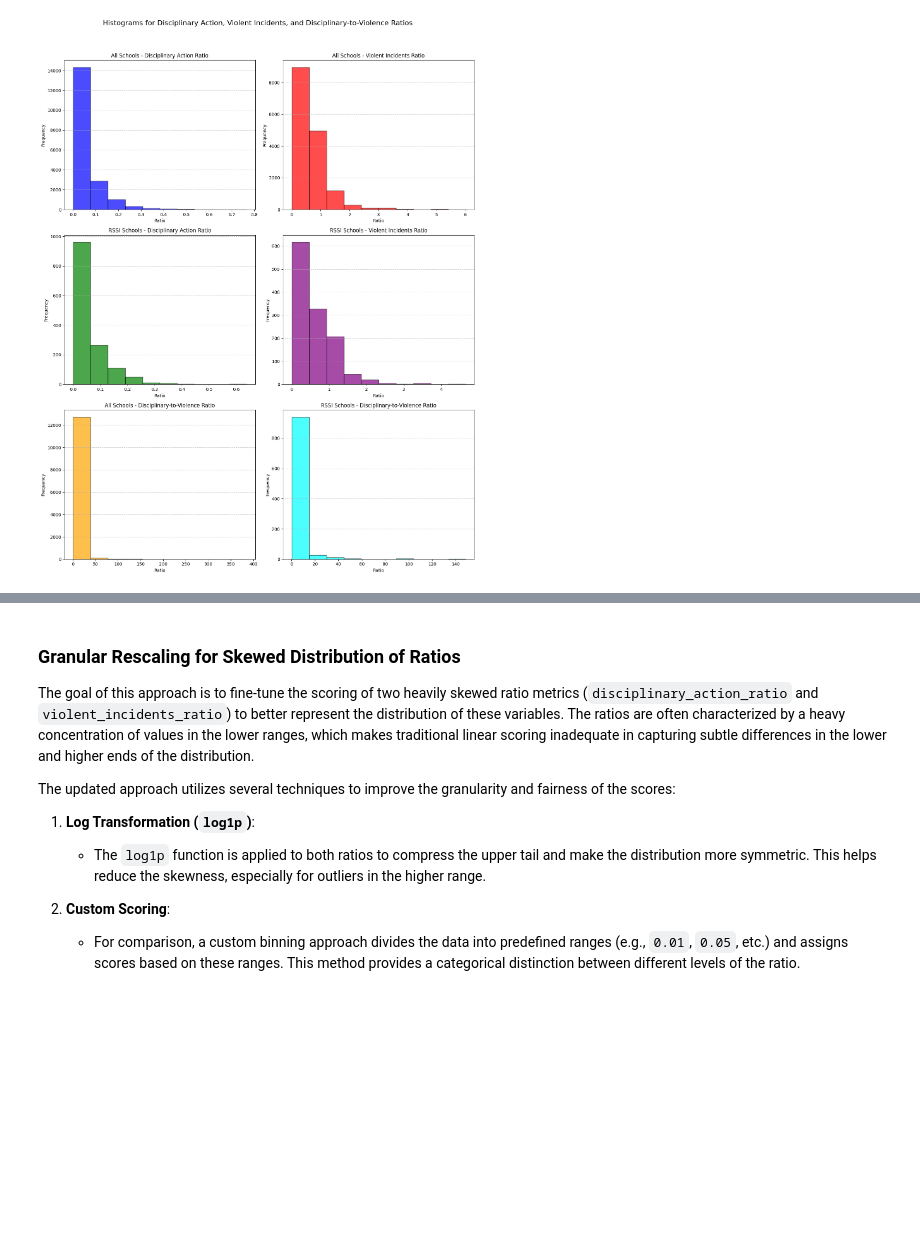
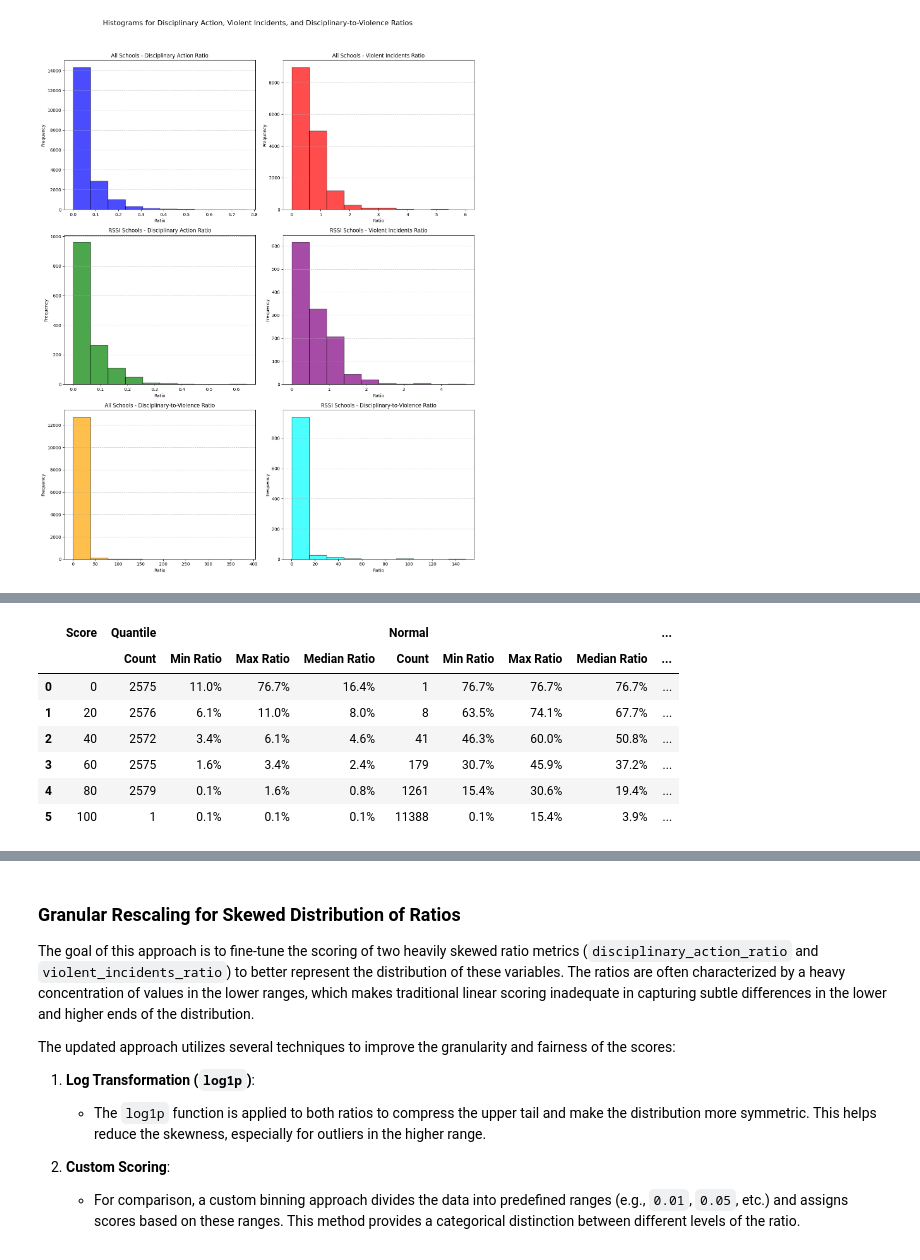
Before and after one commit to parliamentdata/rssi_discipline_analysis, a Jupyter notebook: discipline_analysis.ipynb, the cells around one changed output, grey strips where cells are left out. Cells and saved outputs as stored; diff of their text form; code cells hidden in the pictures; blank space fills up the shorter version.

```diff
--- a/discipline_analysis.ipynb
+++ b/discipline_analysis.ipynb
@@ -303,10 +314,18 @@ report_card_df = calculate_disciplinary_to_violence_ratio(
     'disciplinary_to_violence_ratio'
 )
 
-report_card_df['disciplinary_action_ratio'] = pd.to_numeric(report_card_df['disciplinary_action_ratio'], errors='coerce')
-report_card_df['violent_incidents_ratio'] = pd.to_numeric(report_card_df['violent_incidents_ratio'], errors='coerce')
-report_card_df['disciplinary_to_violence_ratio'] = pd.to_numeric(report_card_df['disciplinary_to_violence_ratio'], errors='coerce')
-report_card_df[['disciplinary_action_ratio', 'violent_incidents_ratio', 'disciplinary_to_violence_ratio']].describe().round(2)
+report_card_df['disciplinary_action_ratio'] = pd.to_numeric(
+    report_card_df['disciplinary_action_ratio'], errors='coerce'
+)
+report_card_df['violent_incidents_ratio'] = pd.to_numeric(
+    report_card_df['violent_incidents_ratio'], errors='coerce'
+)
+report_card_df['disciplinary_to_violence_ratio'] = pd.to_numeric(
+    report_card_df['disciplinary_to_violence_ratio'], errors='coerce'
+)
+report_card_df[
+    ['disciplinary_action_ratio', 'violent_incidents_ratio', 'disciplinary_to_violence_ratio']
+].describe().round(2)
 # %% [output]
 |  | disciplinary_action_ratio | violent_incidents_ratio | disciplinary_to_violence_ratio |
 | count | 18781.00 | 15650.00 | 12892.00 |
@@ -605,0 +587,59 @@ Distribution Table for Disciplinary To Violence Ratio:
+# %%
+def score_distribution_table(df, column):
+    """
+    Creates a table displaying the count and ratio of values for each exact score
+    (0, 20, 40, 60, 80, 100) in different scoring methods.
+
+    Args:
+        df (pd.DataFrame): The input dataframe.
+        column (str): The column name to generate distribution tables for.
+
+    Returns:
+        pd.DataFrame: A formatted table with multi-index headers for method names
+        and subheaders for count and ratio.
+    """
+
+    score_values = [0, 20, 40, 60, 80, 100]
+
+    scoring_methods = {
+        "Quantile": f"{column}_score_quantile",
+        "Normal": f"{column}_score_normal",
+        "Custom": f"{column}_score_custom" #,
+        # "Granular": f"{column}_score_granular"
+    }
+
+    results = []
+
+    for score in score_values:
+        row = {("Score", ""): score}
+
+        for method, method_column in scoring_methods.items():
+            filtered_df = df[df[method_column] == score]
+            count = len(filtered_df)
+
+            min_ratio = filtered_df[column].min()
+            max_ratio = filtered_df[column].max()
+            median_ratio = filtered_df[column].median()
+
+            row[(method, "Count")] = count
+            row[(method, "Min Ratio")] = f"{min_ratio * 100:.1f}%" if not pd.isna(min_ratio) else "N/A"
+            row[(method, "Max Ratio")] = f"{max_ratio * 100:.1f}%" if not pd.isna(max_ratio) else "N/A"
+            row[(method, "Median Ratio")] = f"{median_ratio * 100:.1f}%" if not pd.isna(median_ratio) else "N/A"
+
+        results.append(row)
+
+    df_result = pd.DataFrame(results)
+    df_result.columns = pd.MultiIndex.from_tuples(df_result.columns)
+    return df_result
+
+columns_to_print = [
+    'disciplinary_action_ratio',
+    'violent_incidents_ratio' #,
+    # 'disciplinary_to_violence_ratio'
+]
+
+# Generate tables for each column
+for column in columns_to_print:
+    print(f"\nDistribution Table for {column.replace('_', ' ').title()}:")
+    display(score_distribution_table(report_card_df, column))
+# %% [output]
@@ -605,0 +647,8 @@ Distribution Table for Disciplinary To Violence Ratio:
+|  | Score | Quantile |  |  |  | Normal |  |  |  | ... |
+|  |  | Count | Min Ratio | Max Ratio | Median Ratio | Count | Min Ratio | Max Ratio | Median Ratio | ... |
+| 0 | 0 | 2575 | 11.0% | 76.7% | 16.4% | 1 | 76.7% | 76.7% | 76.7% | ... |
+| 1 | 20 | 2576 | 6.1% | 11.0% | 8.0% | 8 | 63.5% | 74.1% | 67.7% | ... |
+| 2 | 40 | 2572 | 3.4% | 6.1% | 4.6% | 41 | 46.3% | 60.0% | 50.8% | ... |
+| 3 | 60 | 2575 | 1.6% | 3.4% | 2.4% | 179 | 30.7% | 45.9% | 37.2% | ... |
+| 4 | 80 | 2579 | 0.1% | 1.6% | 0.8% | 1261 | 15.4% | 30.6% | 19.4% | ... |
+| 5 | 100 | 1 | 0.1% | 0.1% | 0.1% | 11388 | 0.1% | 15.4% | 3.9% | ... |
```
Also changed, not shown: parts of 7 cells of this notebook, 2 other files.
